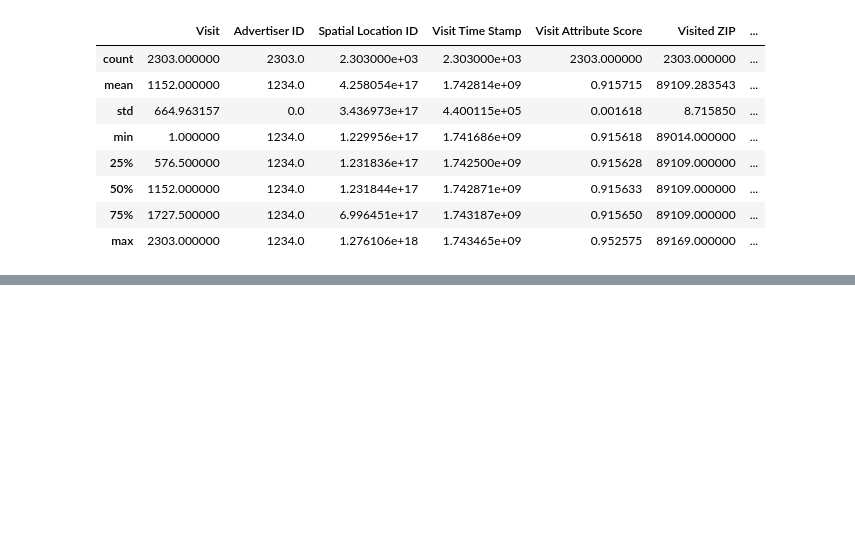
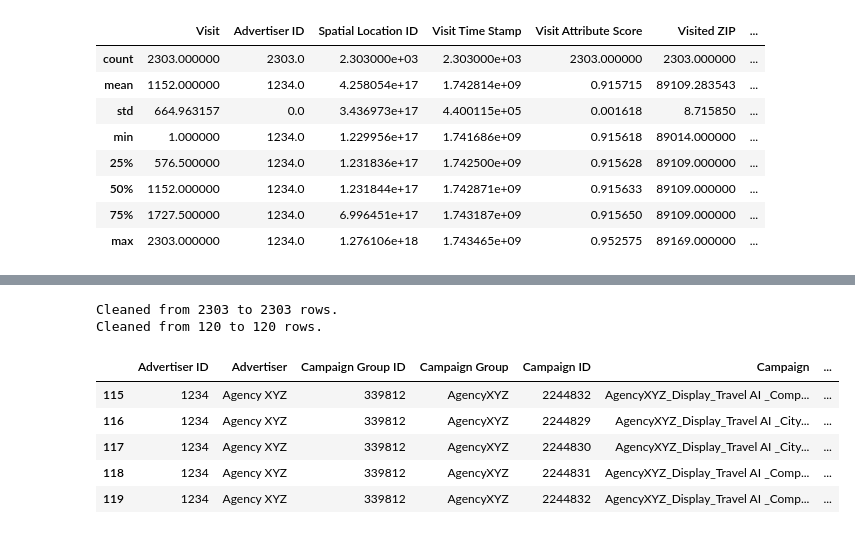
Before and after one commit to EzraGoldberg/portfolio-projects, a Jupyter notebook: 2. Tech Interview Prep/Weather Adtech Data Science/notebooks/Case_Study.ipynb, the cells around one changed output, grey strips where cells are left out. Drawn from its saved outputs; the diff is of its cells as text; code cells hidden in the pictures; blank space fills up the shorter version.

```diff
--- a/2. Tech Interview Prep/Weather Adtech Data Science/notebooks/Case_Study.ipynb
+++ b/2. Tech Interview Prep/Weather Adtech Data Science/notebooks/Case_Study.ipynb
@@ -137,0 +154,21 @@ campaign_metrics.describe()
+# %%
+for df in [visitationFTA, campaign_metrics]:
+    numBefore = df.shape[0]
+    df.drop_duplicates()
+    print(f"Cleaned from {numBefore} to {df.shape[0]} rows.")
+# %% [output]
+Cleaned from 2303 to 2303 rows.
+Cleaned from 120 to 120 rows.
+# %%
+# so there aren't any clear duplicates, but there still might be data with the same key column ID, that is duplicated.
+# By looking at the dfs, I see that:
+    # visitationFTA 's key column is "Visit". and this is a unique identifier from 1 to 2303
+    # campaign_metrics 's key column is "___". and this is a unique identifier from X to Y
+campaign_metrics.tail()
+# %% [output]
+|  | Advertiser ID | Advertiser | Campaign Group ID | Campaign Group | Campaign ID | Campaign | ... |
+| 115 | 1234 | Agency XYZ | 339812 | AgencyXYZ | 2244832 | AgencyXYZ_Display_Travel AI _Comp... | ... |
+| 116 | 1234 | Agency XYZ | 339812 | AgencyXYZ | 2244829 | AgencyXYZ_Display_Travel AI _City... | ... |
+| 117 | 1234 | Agency XYZ | 339812 | AgencyXYZ | 2244830 | AgencyXYZ_Display_Travel AI _City... | ... |
+| 118 | 1234 | Agency XYZ | 339812 | AgencyXYZ | 2244831 | AgencyXYZ_Display_Travel AI _Comp... | ... |
+| 119 | 1234 | Agency XYZ | 339812 | AgencyXYZ | 2244832 | AgencyXYZ_Display_Travel AI _Comp... | ... |
```
Also changed, not shown: parts of 7 cells of this notebook.
